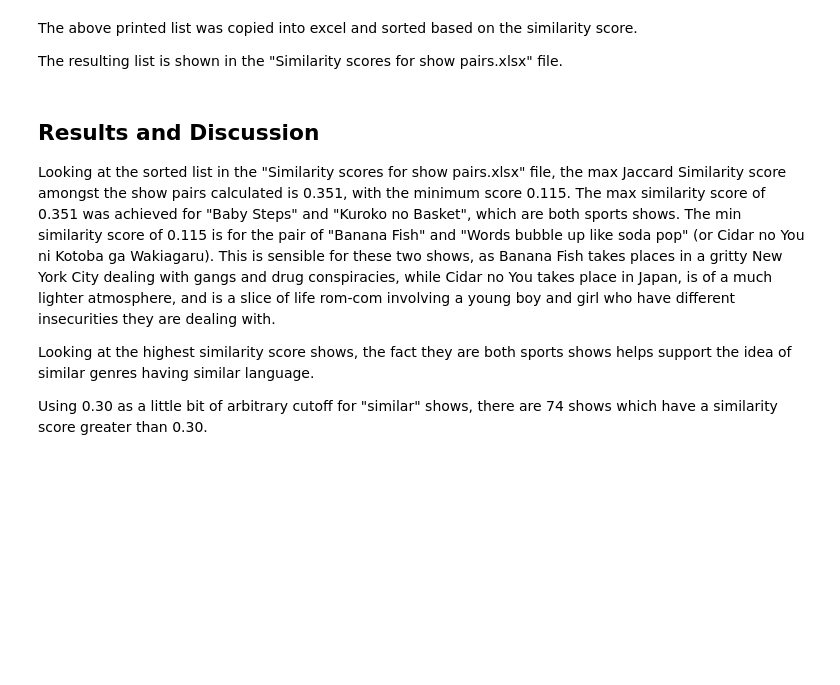
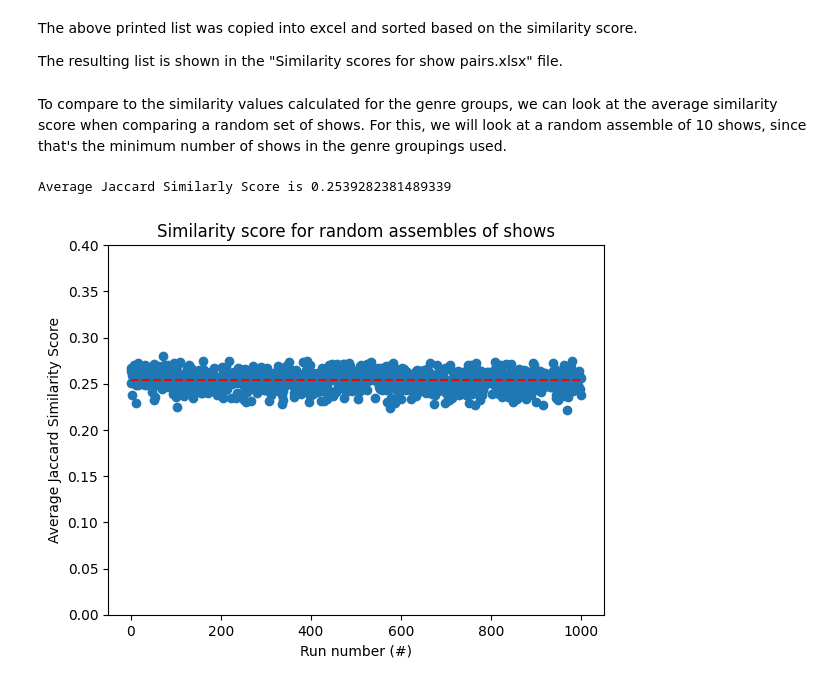
Before and after one commit to hhlohwv/Japanese-Similarity-Analysis, a Jupyter notebook: Japanese_similarity_analysis.ipynb, the cells around one changed output. Cells and saved outputs as stored; diff of their text form; code cells hidden in the pictures; blank space fills up the shorter version.

```diff
--- a/Japanese_similarity_analysis.ipynb
+++ b/Japanese_similarity_analysis.ipynb
@@ -635,0 +817,10 @@ plt.xlim((-0.5,11.5))
+# %%
+# Getting the shows and similarity scores in increasing to decreasing order
+for i in range(num_shows):
+        series = list(lemma_database)[i]
+        show_scores = similarity_matrix[i][:]
+        show_scores[i] = None
+
+        max_index = np.nanargmax(show_scores)
+
+        print(f"'{series}' is most similar to '{list(lemma_database)[max_index]}' with a score of {show_scores[max_index]}")
@@ -671,13 +890,61 @@ yuru-camp , Non-non-biyori , 0.22180386787609105
 The above printed list was copied into excel and sorted based on the similarity score.
 
 The resulting list is shown in the "Similarity scores for show pairs.xlsx" file.
-# %% [markdown]
-## Results and Discussion
-Looking at the sorted list in the "Similarity scores for show pairs.xlsx" file, the max Jaccard Similarity score amongst the show pairs calculated is 0.351, with the minimum score 0.115.
-The max similarity score of 0.351 was achieved for "Baby Steps" and "Kuroko no Basket", which are both sports shows.
-The min similarity score of 0.115 is for the pair of "Banana Fish" and "Words bubble up like soda pop" (or Cidar no You ni Kotoba ga Wakiagaru).
-This is sensible for these two shows, as Banana Fish takes places in a gritty New York City dealing with gangs and drug conspiracies, while Cidar no You takes place in Japan, is of a much lighter atmosphere, and is a slice of life rom-com involving a young boy and girl who have different insecurities they are dealing with.
-
-Looking at the highest similarity score shows, the fact they are both sports shows helps support the idea of similar genres having similar language.
-
-Using 0.30 as a little bit of arbitrary cutoff for "similar" shows, there are 74 shows which have a similarity score greater than 0.30.
+# %% [markdown]
+To compare to the similarity values calculated for the genre groups, we can look at the average similarity score when comparing a random set of shows.
+For this, we will look at a random assemble of 10 shows, since that's the minimum number of shows in the genre groupings used.
+# %%
+import random
+
+# Pull the similarity values between the shows within the given category
+def ave_similarity_in_category(series_sample, show_list):
+    scores = []
+    for i,j in product(series_sample, series_sample):
+        # Two shows I want to compare
+        if i == j:  # skipping comparing the same show with itself
+            continue
+
+        # Get index value from show list using index()
+        index1 = show_list.index(i)
+        index2 = show_list.index(j)
+
+        similarity_score = similarity_matrix[index1][index2]
+
+        scores.append(similarity_score)
+
+    ave_score = np.average(scores)
+    std_score = np.std(scores)
+
+    return ave_score, std_score
+
+
+ave = []
+std = []
+round_limit = 1000
+for round in range(round_limit):
+    series_sample = []
+    # generate a random list of shows
+    integers = random.sample(range(0, 100), 10)
+
+    for i in integers:
+        series_sample.append(list(lemma_database)[i])
+
+    ave_, std_ = ave_similarity_in_category(series_sample, show_list)
+    ave.append(ave_)
+    std.append(std_)
+
+
+fig = plt.figure()
+plt.scatter(range(round_limit), ave)
+# plt.errorbar(range(round_limit), ave, std, fmt='none', ecolor='black', capsize=3)
+plt.hlines(np.mean(ave), 0, round_limit, colors='red', linestyles='--', label="Average")
+plt.xlabel("Run number (#)")
+plt.ylabel("Average Jaccard Similarity Score")
+plt.title("Similarity score for random assembles of shows")
+plt.ylim(0,0.4)
+fig.show()
+
+print(f"Average Jaccard Similarly Score is {np.mean(ave)}")
+# %% [output]
+Average Jaccard Similarly Score is 0.2539282381489339
+[figure, added]
```
Also changed, not shown: parts of 39 cells of this notebook.
